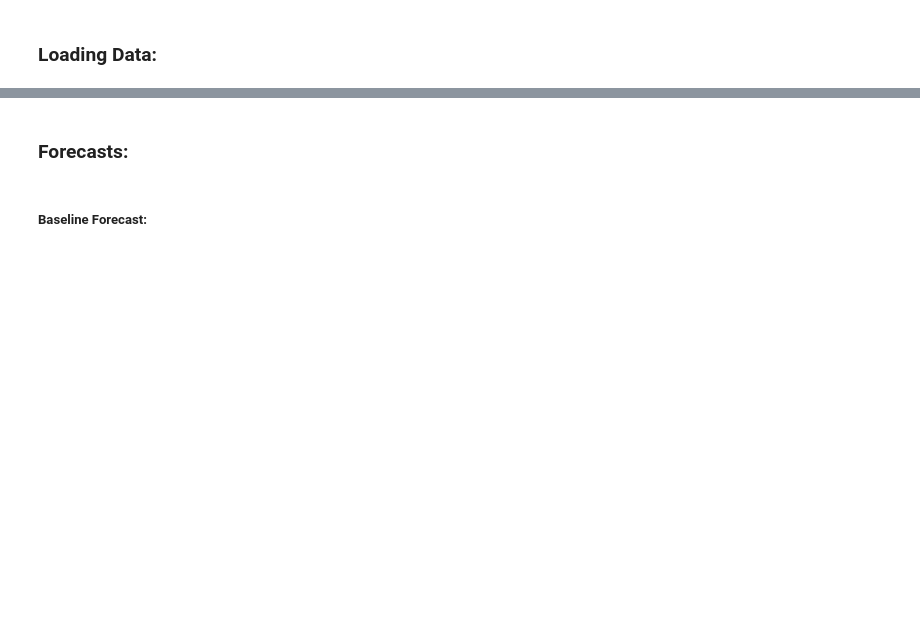
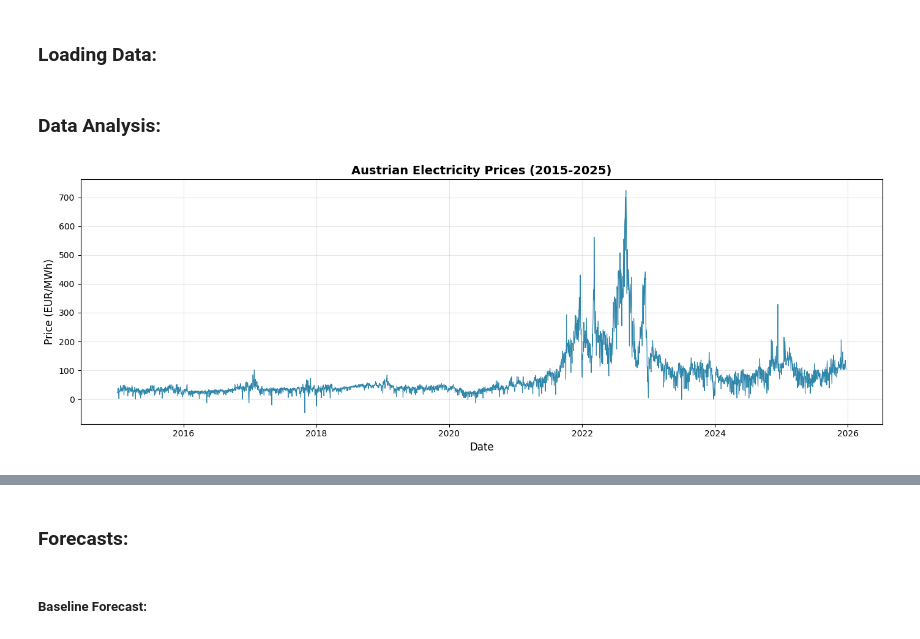
Before and after one commit to L-Schlosser/TIS3_CapstoneProject, a Jupyter notebook: code/capstone.ipynb, the cells around one changed output, grey strips where cells are left out. Drawn from its saved outputs; the diff is of its cells as text; code cells hidden in the pictures; blank space fills up the shorter version.

Commit message:
updated data analysis visualizations

```diff
--- a/code/capstone.ipynb
+++ b/code/capstone.ipynb
@@ -20,3 +20,9 @@ from utils.visualizations import plot_forecasts, plot_residuals
 # %%
 daily_train, daily_val, daily_test = load_daily_data(use_existing=True)
 monthly_train, monthly_val, monthly_test = load_monthly_data(use_existing=True)
+# %% [markdown]
+### Data Analysis:
+# %%
+plot_ground_truth(frequency=FREQ_DAILY)
+# %% [output]
+[figure, added]
```
Also changed, not shown: parts of 5 cells of this notebook, 12 other files.
